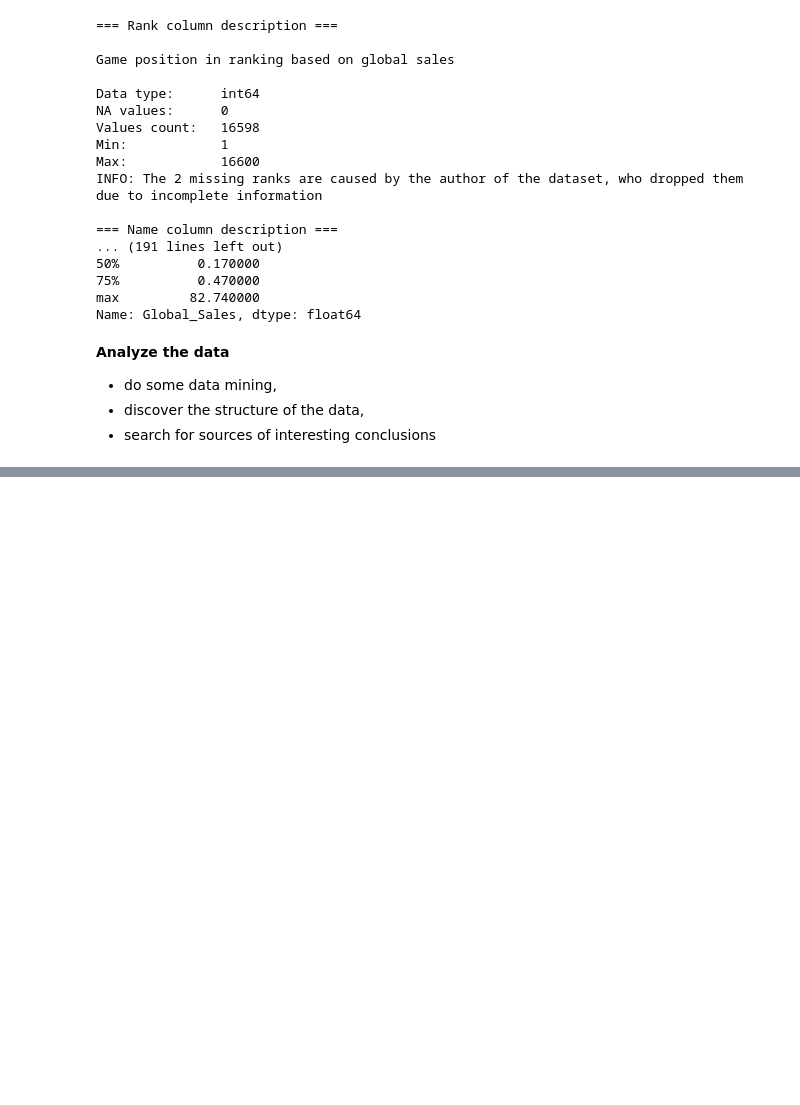
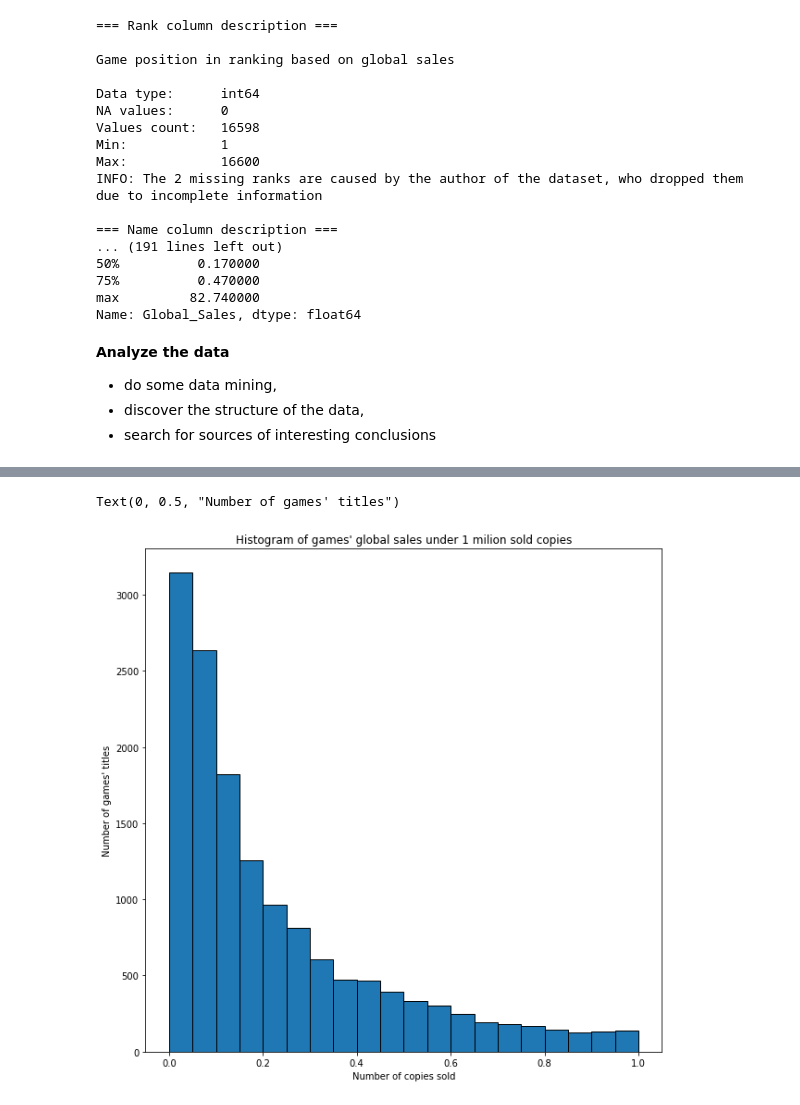
Before and after one commit to Netherwulf/video-games-data-analysis, a Jupyter notebook: video_games_data_analysis.ipynb, the cells around one changed output, grey strips where cells are left out. Drawn from its saved outputs; the diff is of its cells as text; code cells hidden in the pictures; blank space fills up the shorter version.

```diff
--- a/video_games_data_analysis.ipynb
+++ b/video_games_data_analysis.ipynb
@@ -263,0 +300,16 @@ platform_df['']
+# %%
+# histogram of games global sales (games, which copies haven't been sold more than 1 milion times)
+plt.hist(df[df['Global_Sales'] <= 1]['Global_Sales'],
+         bins=[0.00, 0.05, 0.10, 0.15, 0.20, 0.25, 0.30, 0.35,
+               0.40, 0.45, 0.50, 0.55, 0.60, 0.65, 0.70, 0.75,
+               0.80, 0.85, 0.90, 0.95, 1.00],
+         ec='black')
+fig_size = plt.rcParams["figure.figsize"]
+fig_size[0] = 8
+fig_size[1] = 8
+plt.title('Histogram of games\' global sales under 1 milion sold copies')
+plt.xlabel('Number of copies sold')
+plt.ylabel('Number of games\' titles')
+# %% [output]
+Text(0, 0.5, "Number of games' titles")
+[figure, added]
```
Also changed, not shown: parts of 6 cells of this notebook.
